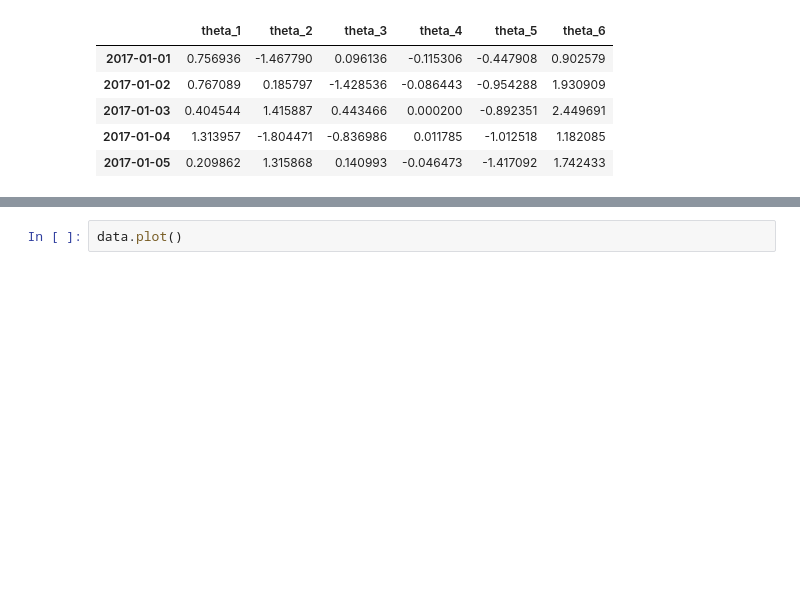
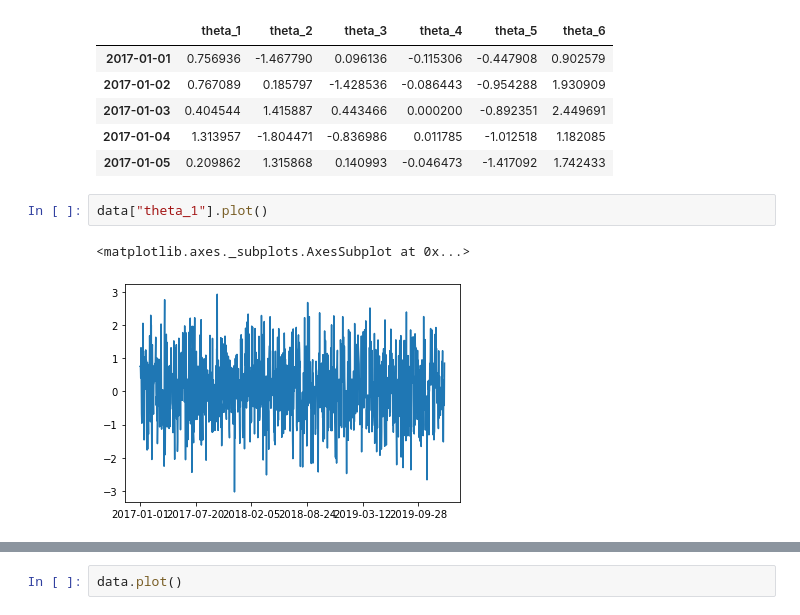
Before and after one commit to rafalsiniewicz/Data_analytics, a Jupyter notebook: lab1/lab1.ipynb, the cells around one changed output, grey strips where cells are left out. Saved outputs shown, nothing was run; the diff lists cells and outputs as text; blank space fills up the shorter version.

```diff
--- a/lab1/lab1.ipynb
+++ b/lab1/lab1.ipynb
@@ -12,3 +12,8 @@ data.head()
 | 2017-01-03 | 0.404544 | 1.415887 | 0.443466 | 0.000200 | -0.892351 | 2.449691 |
 | 2017-01-04 | 1.313957 | -1.804471 | -0.836986 | 0.011785 | -1.012518 | 1.182085 |
 | 2017-01-05 | 0.209862 | 1.315868 | 0.140993 | -0.046473 | -1.417092 | 1.742433 |
+# %%
+data["theta_1"].plot()
+# %% [output]
+<matplotlib.axes._subplots.AxesSubplot at 0x...>
+[figure, added]
```
Also changed, not shown: parts of 26 cells of this notebook.
